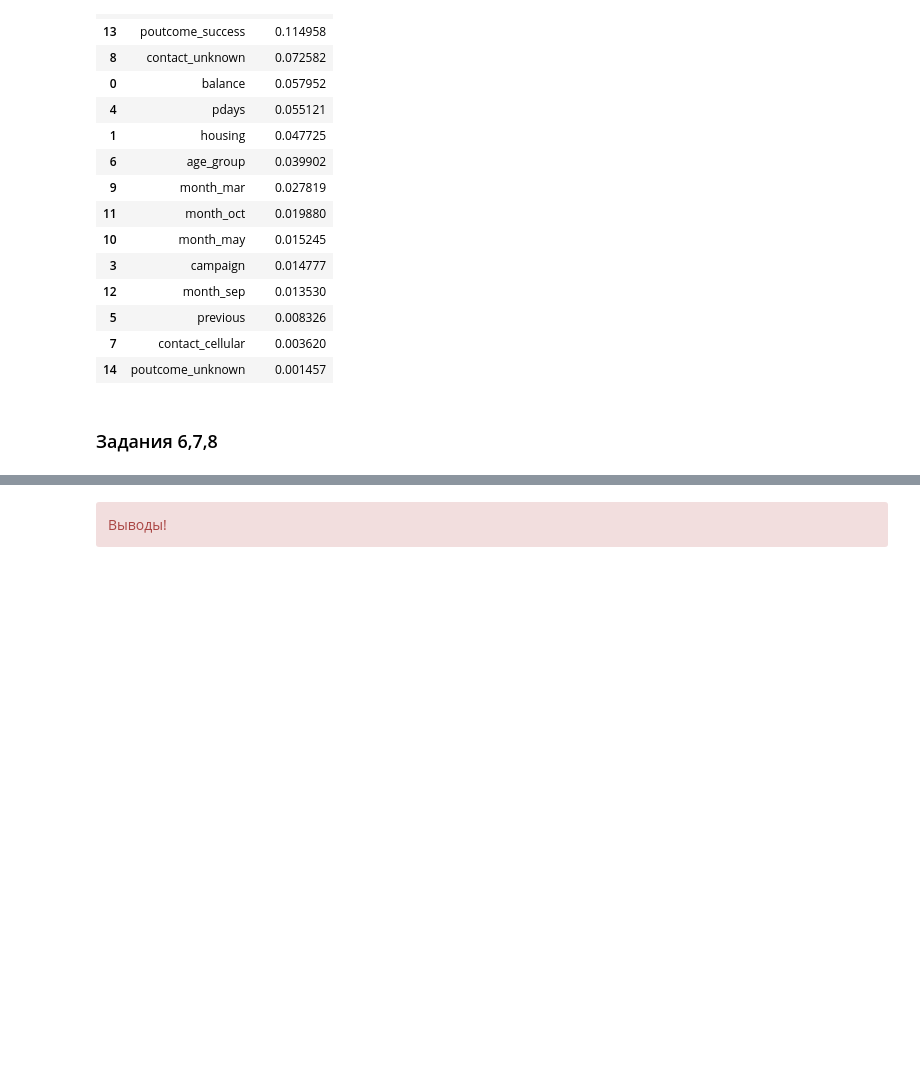
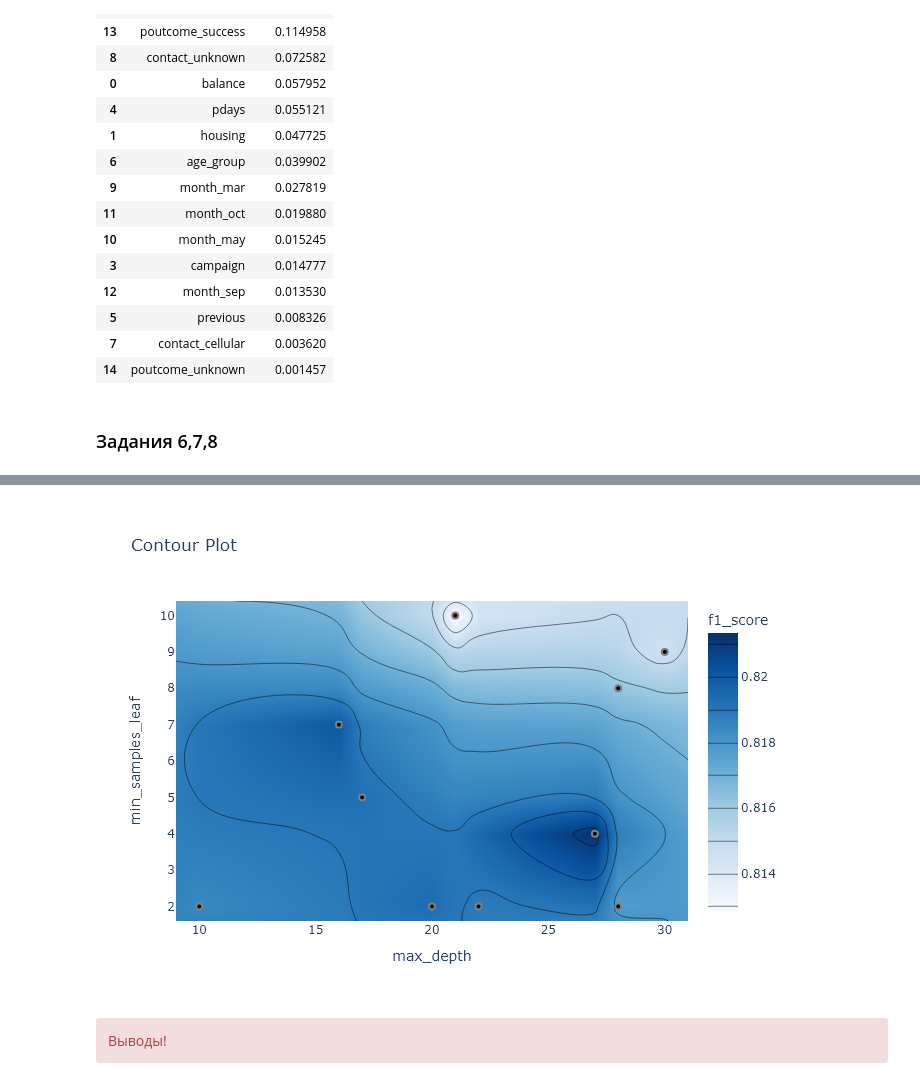
Before and after one commit to xndrf/Data_Science_Project, a Jupyter notebook: Bank_deposit/Project_4.ipynb, the cells around one changed output, grey strips where cells are left out. Cells and saved outputs as stored; diff of their text form; code cells hidden in the pictures; blank space fills up the shorter version.

```diff
--- a/Bank_deposit/Project_4.ipynb
+++ b/Bank_deposit/Project_4.ipynb
@@ -1081,7 +1120,14 @@ optuna.visualization.plot_param_importances(study_ranFor_opt, target_name="f1_sc
 # %%
+fig_pc = optuna.visualization.plot_contour(study_ranFor_opt, params=["max_depth", "min_samples_leaf"],
+                                  target_name="f1_score")
 
-optuna.visualization.plot_contour(study_ranFor_opt, params=["max_depth", "min_samples_leaf"],
-                                  target_name="f1_score")
+# Сохранение графика в файл
+fig_pc.write_image("png/plot_contour.png", engine="kaleido")
+
+# Отображение графика на GITHUB
+display(Image(filename="png/plot_contour.png"))
+# %% [output]
+[figure, added]
 # %% [markdown]
 <div class="alert alert-danger fade show">
   Выводы!
```
Also changed, not shown: parts of 15 cells of this notebook, 9 other files.
